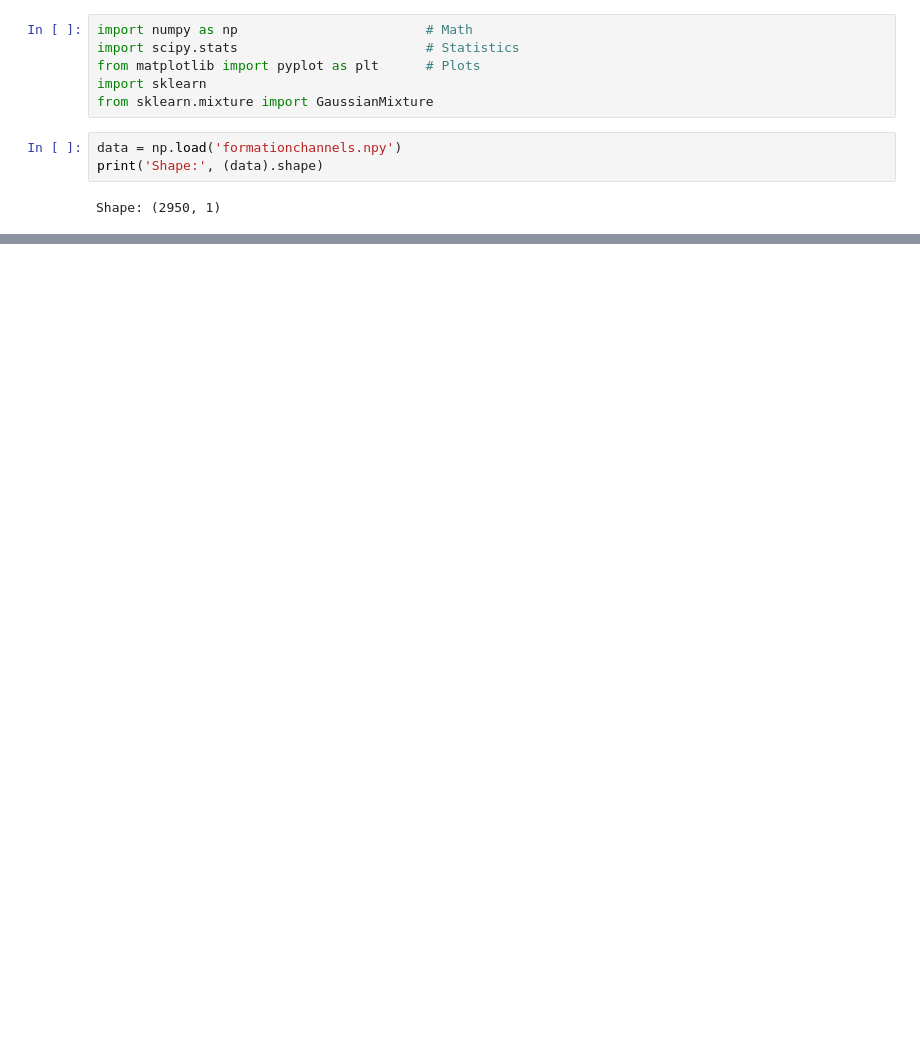
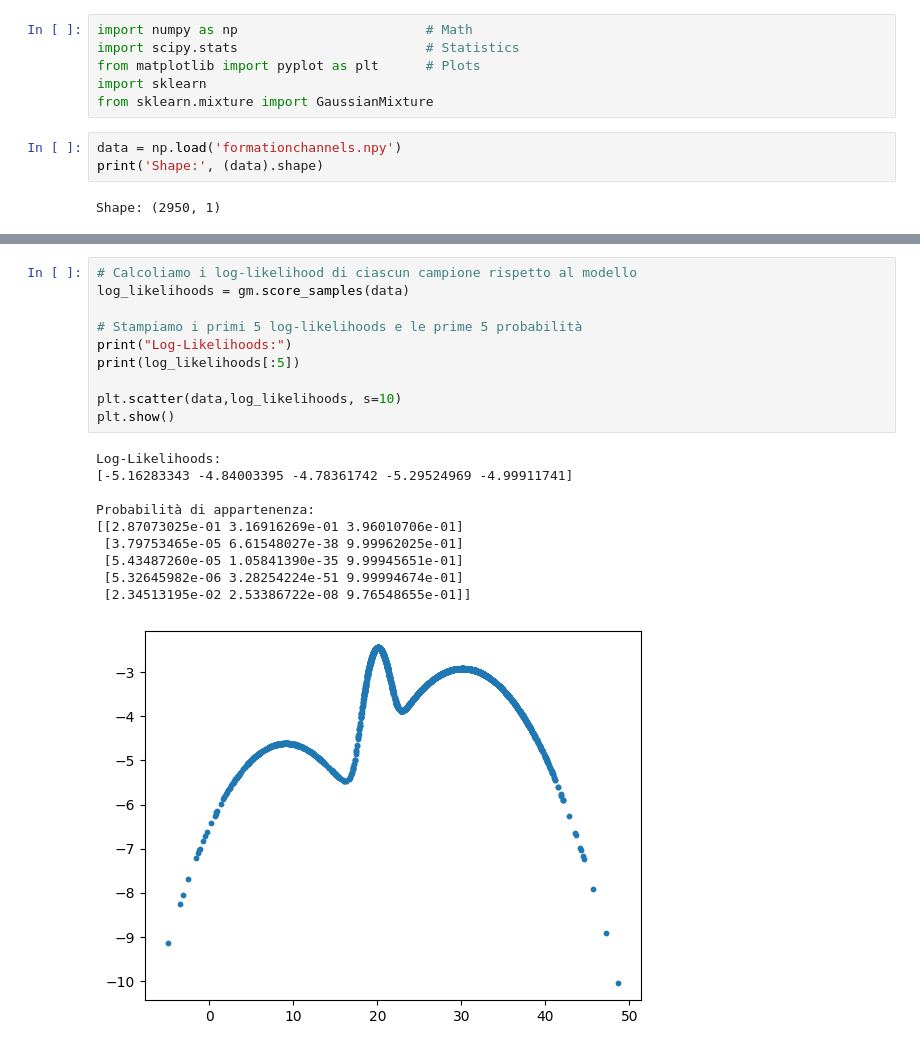
Before and after one commit to GiuliaConti/astrostatistics_bicocca_2024, a Jupyter notebook: working/E07_L06.ipynb, the cells around one changed output, grey strips where cells are left out. Saved outputs shown, nothing was run; the diff lists cells and outputs as text; blank space fills up the shorter version.

```diff
--- a/working/E07_L06.ipynb
+++ b/working/E07_L06.ipynb
@@ -43,0 +64,21 @@ plt.show()
+# %%
+# Calcoliamo i log-likelihood di ciascun campione rispetto al modello
+log_likelihoods = gm.score_samples(data)
+
+# Stampiamo i primi 5 log-likelihoods e le prime 5 probabilità
+print("Log-Likelihoods:")
+print(log_likelihoods[:5])
+
+plt.scatter(data,log_likelihoods, s=10)
+plt.show()
+# %% [output]
+Log-Likelihoods:
+[-5.16283343 -4.84003395 -4.78361742 -5.29524969 -4.99911741]
+
+Probabilità di appartenenza:
+[[2.87073025e-01 3.16916269e-01 3.96010706e-01]
+ [3.79753465e-05 6.61548027e-38 9.99962025e-01]
+ [5.43487260e-05 1.05841390e-35 9.99945651e-01]
+ [5.32645982e-06 3.28254224e-51 9.99994674e-01]
+ [2.34513195e-02 2.53386722e-08 9.76548655e-01]]
+[figure, added]
```
Also changed, not shown: parts of 7 cells of this notebook, 1 other file.
